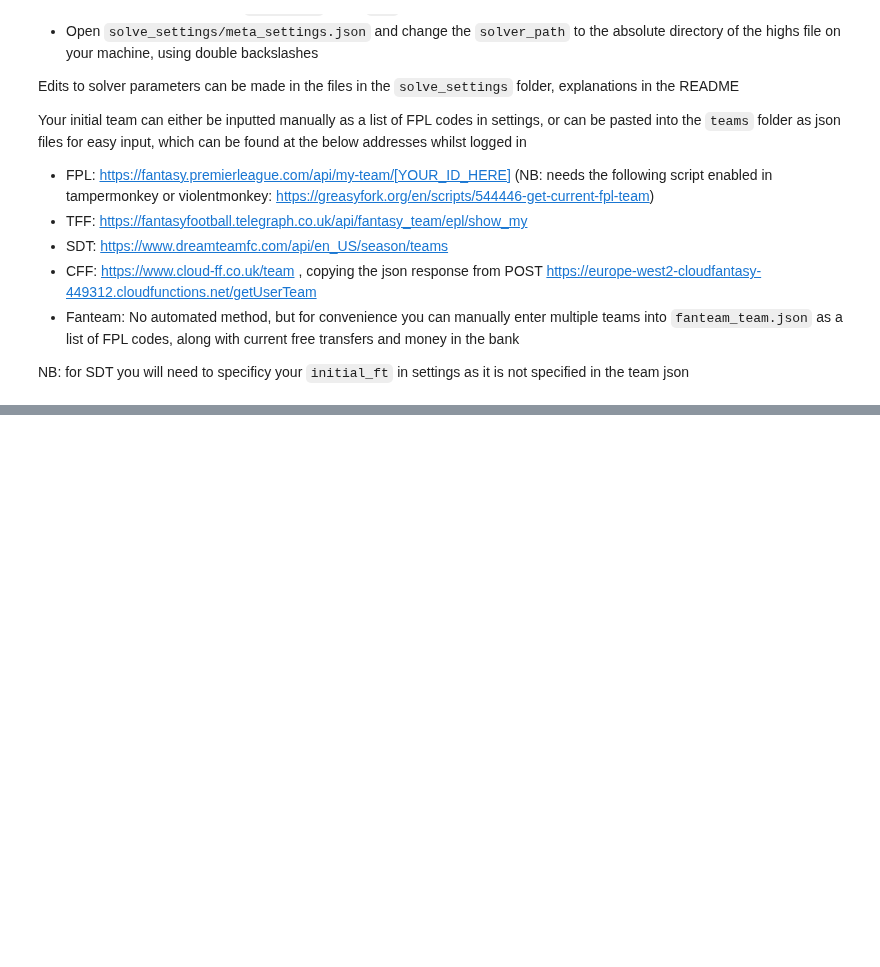
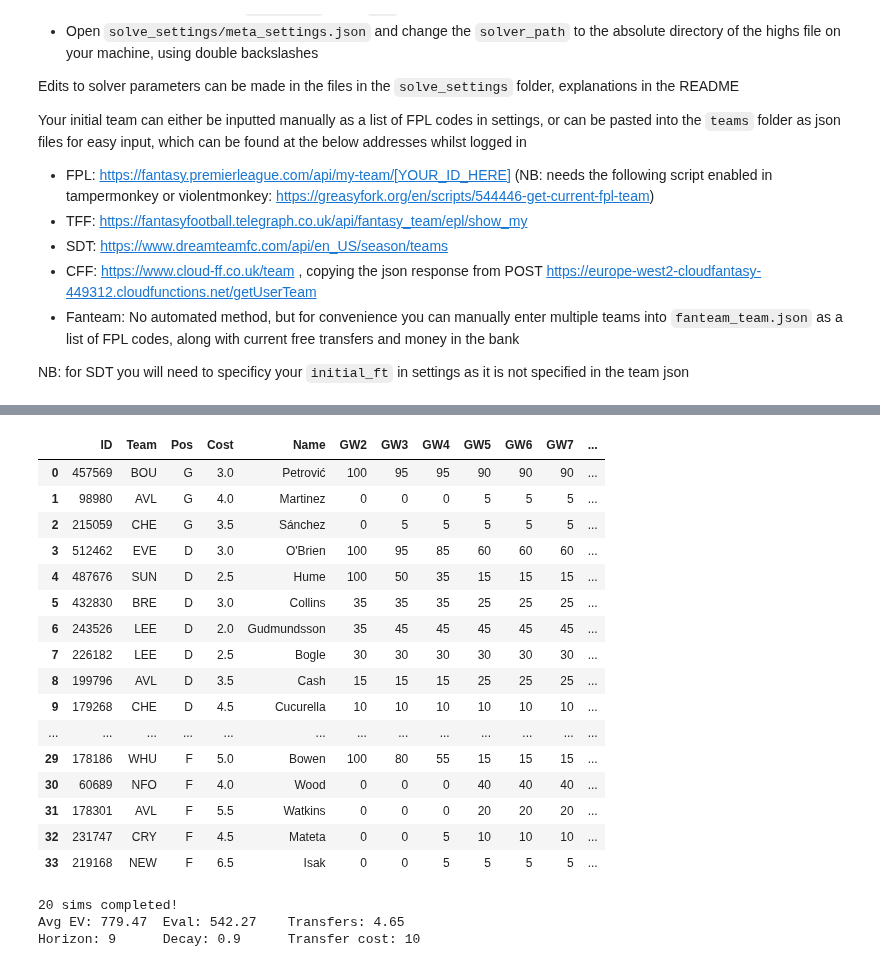
Before and after one commit to SamTroy/multi_ff_opt, a Jupyter notebook: run/run.ipynb, the cells around one changed output, grey strips where cells are left out. Drawn from its saved outputs; the diff is of its cells as text; code cells hidden in the pictures; blank space fills up the shorter version.

```diff
--- a/run/run.ipynb
+++ b/run/run.ipynb
@@ -2339,2 +2397,23 @@ Horizon: 6      Decay: 0.9      Transfer cost: 7.5
 # %%
-r = solve_sim(format='tff')
+r = solve_sim(format='sdt')
+# %% [output]
+|  | ID | Team | Pos | Cost | Name | GW2 | GW3 | GW4 | GW5 | GW6 | GW7 | ... |
+| 0 | 457569 | BOU | G | 3.0 | Petrović | 100 | 95 | 95 | 90 | 90 | 90 | ... |
+| 1 | 98980 | AVL | G | 4.0 | Martinez | 0 | 0 | 0 | 5 | 5 | 5 | ... |
+| 2 | 215059 | CHE | G | 3.5 | Sánchez | 0 | 5 | 5 | 5 | 5 | 5 | ... |
+| 3 | 512462 | EVE | D | 3.0 | O'Brien | 100 | 95 | 85 | 60 | 60 | 60 | ... |
+| 4 | 487676 | SUN | D | 2.5 | Hume | 100 | 50 | 35 | 15 | 15 | 15 | ... |
+| 5 | 432830 | BRE | D | 3.0 | Collins | 35 | 35 | 35 | 25 | 25 | 25 | ... |
+| 6 | 243526 | LEE | D | 2.0 | Gudmundsson | 35 | 45 | 45 | 45 | 45 | 45 | ... |
+| 7 | 226182 | LEE | D | 2.5 | Bogle | 30 | 30 | 30 | 30 | 30 | 30 | ... |
+| 8 | 199796 | AVL | D | 3.5 | Cash | 15 | 15 | 15 | 25 | 25 | 25 | ... |
+| 9 | 179268 | CHE | D | 4.5 | Cucurella | 10 | 10 | 10 | 10 | 10 | 10 | ... |
+| ... | ... | ... | ... | ... | ... | ... | ... | ... | ... | ... | ... | ... |
+| 29 | 178186 | WHU | F | 5.0 | Bowen | 100 | 80 | 55 | 15 | 15 | 15 | ... |
+| 30 | 60689 | NFO | F | 4.0 | Wood | 0 | 0 | 0 | 40 | 40 | 40 | ... |
+| 31 | 178301 | AVL | F | 5.5 | Watkins | 0 | 0 | 0 | 20 | 20 | 20 | ... |
+| 32 | 231747 | CRY | F | 4.5 | Mateta | 0 | 0 | 5 | 10 | 10 | 10 | ... |
+| 33 | 219168 | NEW | F | 6.5 | Isak | 0 | 0 | 5 | 5 | 5 | 5 | ... |
+20 sims completed!
+Avg EV: 779.47  Eval: 542.27    Transfers: 4.65
+Horizon: 9      Decay: 0.9      Transfer cost: 10
```
Also changed, not shown: parts of 10 cells of this notebook, 5 other files.
